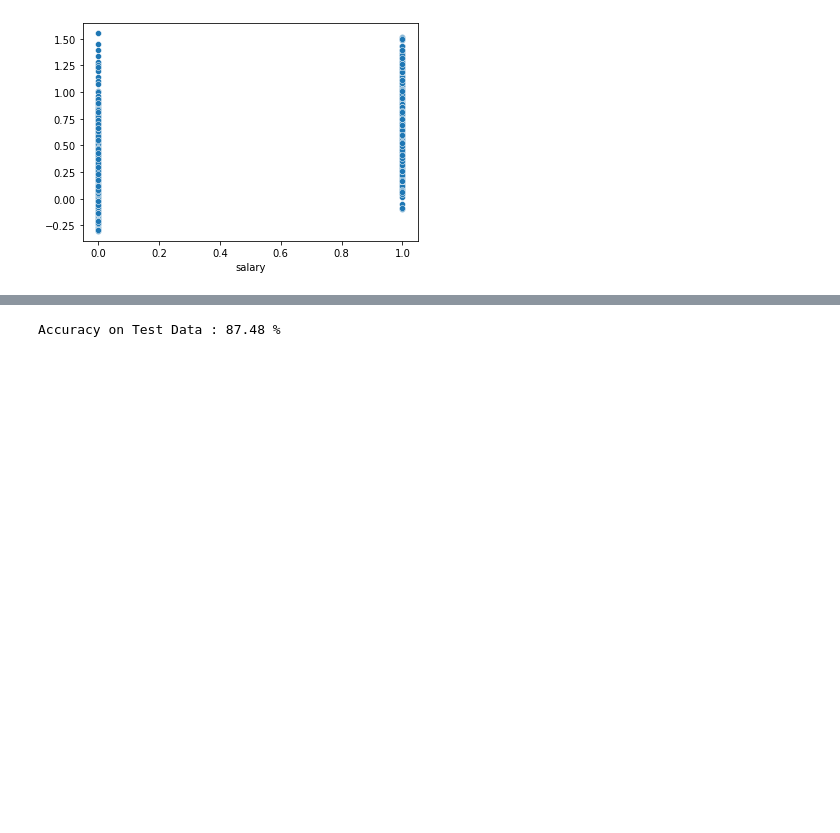
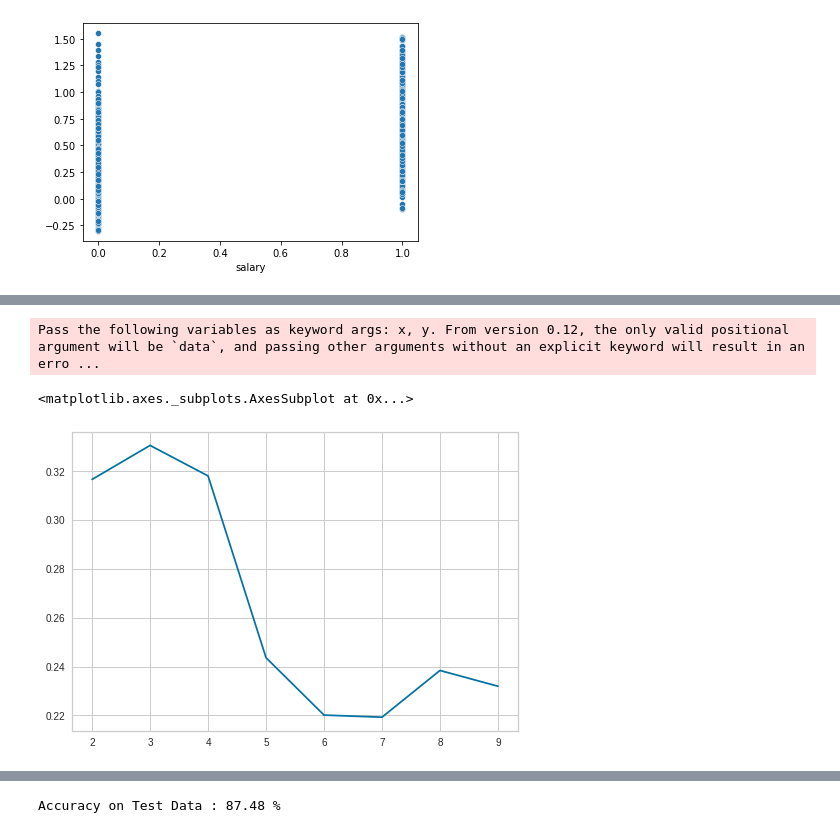
Before and after one commit to larhchim/Salary-Prediction-Classification-ML, a Jupyter notebook: Projet_ML_LARHCHIM_EL_BIYAALI.ipynb, the cells around one changed output, grey strips where cells are left out. Saved outputs shown, nothing was run; the diff lists cells and outputs as text; code cells hidden in the pictures; blank space fills up the shorter version.

```diff
--- a/Projet_ML_LARHCHIM_EL_BIYAALI.ipynb
+++ b/Projet_ML_LARHCHIM_EL_BIYAALI.ipynb
@@ -836,0 +898,16 @@ Pass the following variables as keyword args: x, y. From version 0.12, the only
+# %%
+x=[]
+y=[]
+y_inertia =[]
+for k in range(2,10):
+  x.append(k)
+  km= KMeans(n_clusters=k)
+  km.fit(num_std)
+  clusters = km.predict(num_std)
+  y.append(silhouette_score(num_std,clusters))
+  y_inertia.append(km.inertia_)
+sns.lineplot(x,y)
+# %% [output]
+Pass the following variables as keyword args: x, y. From version 0.12, the only valid positional argument will be `data`, and passing other arguments without an explicit keyword will result in an erro ...
+<matplotlib.axes._subplots.AxesSubplot at 0x...>
+[figure, added]
```
Also changed, not shown: parts of 12 cells of this notebook.
